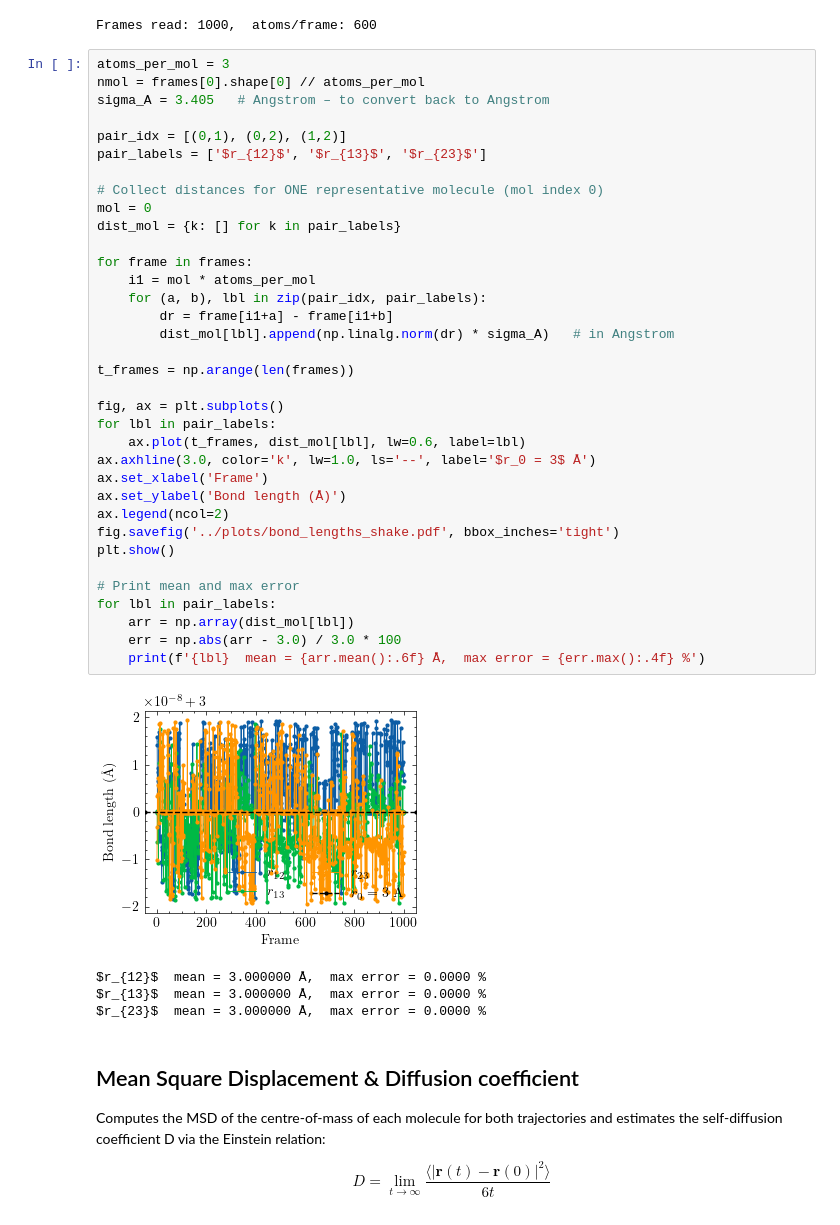
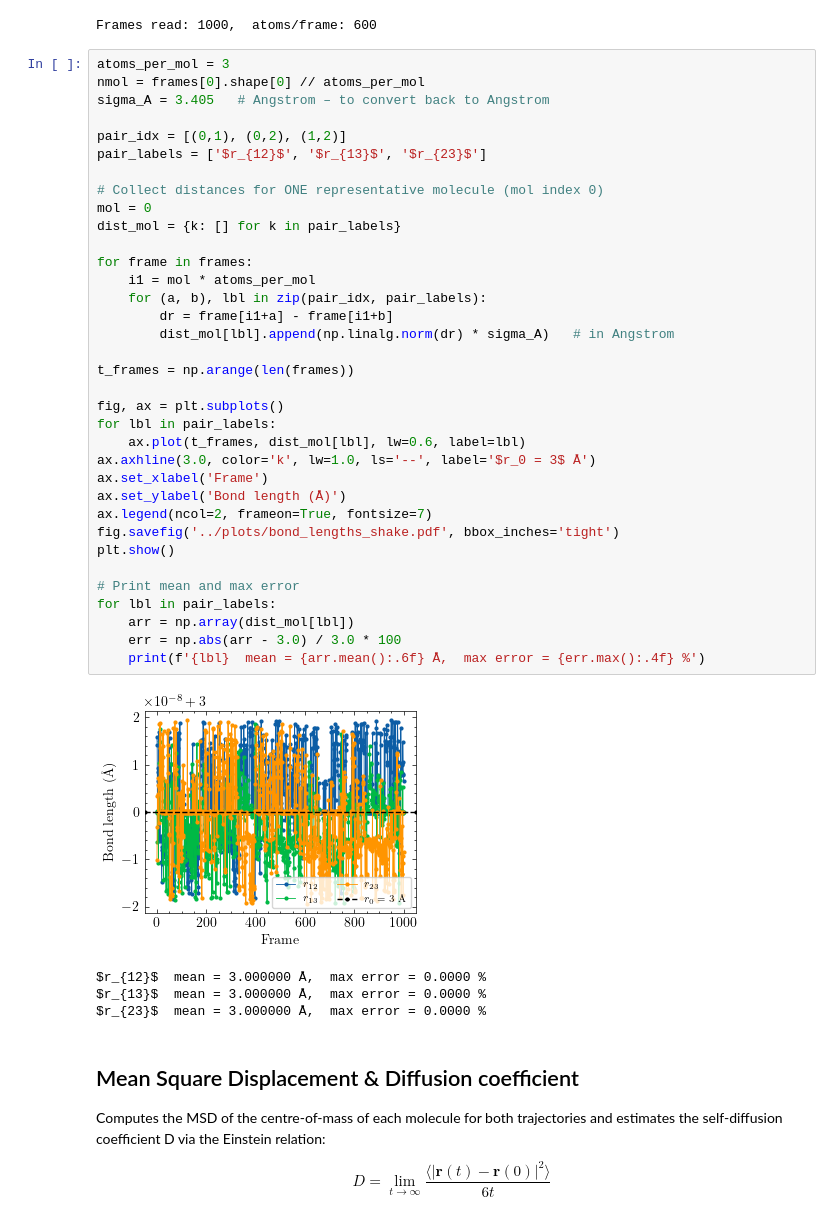
Before and after one commit to itxasoma/masm-shake, a Jupyter notebook: src/plots.ipynb, the cells around one changed output. Saved outputs shown, nothing was run; the diff lists cells and outputs as text.

```diff
--- a/src/plots.ipynb
+++ b/src/plots.ipynb
@@ -158,35 +158,35 @@ sigma_A = 3.405   # Angstrom – to convert back to Angstrom
 pair_idx = [(0,1), (0,2), (1,2)]
 pair_labels = ['$r_{12}$', '$r_{13}$', '$r_{23}$']
 
 # Collect distances for ONE representative molecule (mol index 0)
 mol = 0
 dist_mol = {k: [] for k in pair_labels}
 
 for frame in frames:
     i1 = mol * atoms_per_mol
     for (a, b), lbl in zip(pair_idx, pair_labels):
         dr = frame[i1+a] - frame[i1+b]
         dist_mol[lbl].append(np.linalg.norm(dr) * sigma_A)   # in Angstrom
 
 t_frames = np.arange(len(frames))
 
 fig, ax = plt.subplots()
 for lbl in pair_labels:
     ax.plot(t_frames, dist_mol[lbl], lw=0.6, label=lbl)
 ax.axhline(3.0, color='k', lw=1.0, ls='--', label='$r_0 = 3$ Å')
 ax.set_xlabel('Frame')
 ax.set_ylabel('Bond length (Å)')
-ax.legend(ncol=2)
+ax.legend(ncol=2, frameon=True, fontsize=7)
 fig.savefig('../plots/bond_lengths_shake.pdf', bbox_inches='tight')
 plt.show()
 
 # Print mean and max error
 for lbl in pair_labels:
     arr = np.array(dist_mol[lbl])
     err = np.abs(arr - 3.0) / 3.0 * 100
     print(f'{lbl}  mean = {arr.mean():.6f} Å,  max error = {err.max():.4f} %')
 # %% [output]
-[figure, old version]
+[figure, new version]
 $r_{12}$  mean = 3.000000 Å,  max error = 0.0000 %
 $r_{13}$  mean = 3.000000 Å,  max error = 0.0000 %
 $r_{23}$  mean = 3.000000 Å,  max error = 0.0000 %
```
Also changed, not shown: parts of 5 cells of this notebook, 17 other files.
